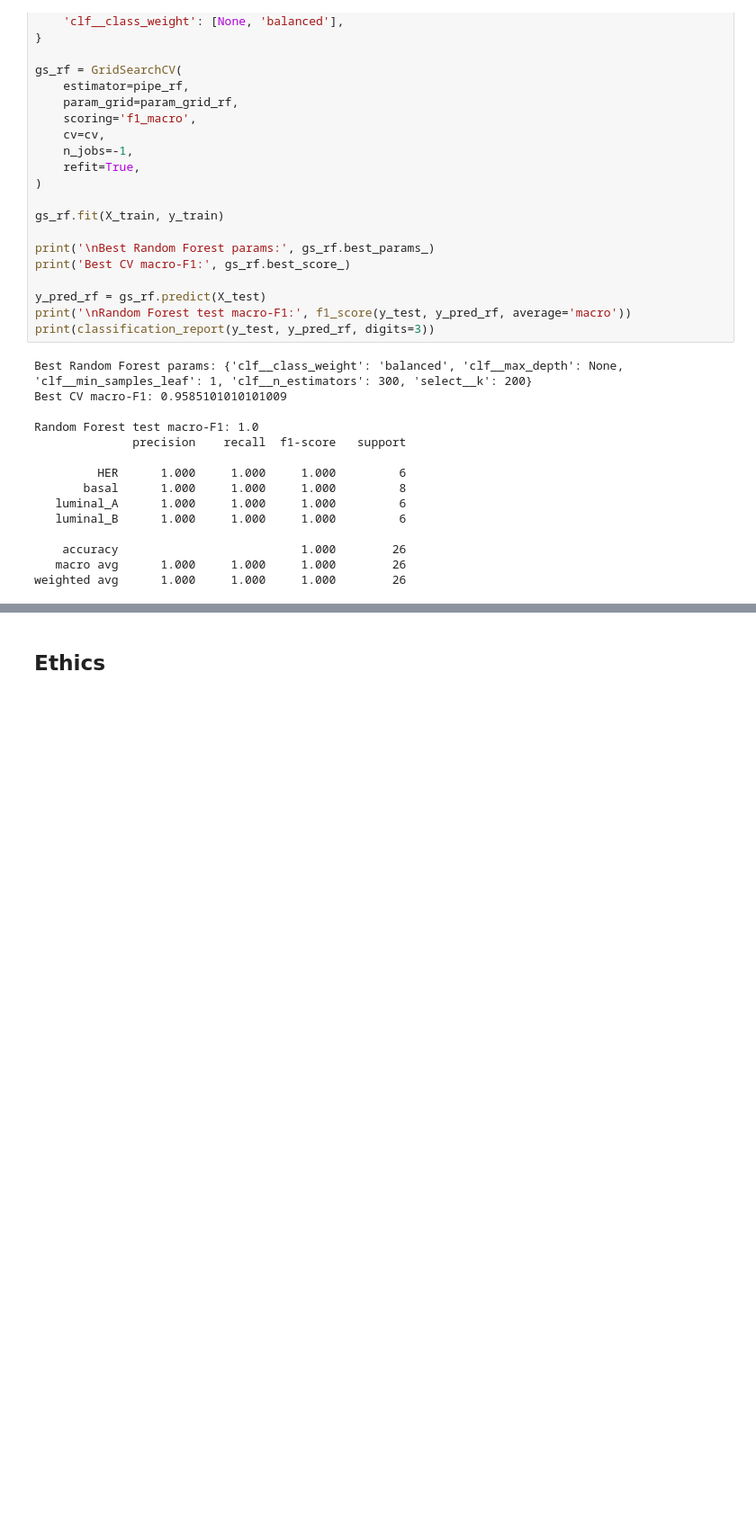
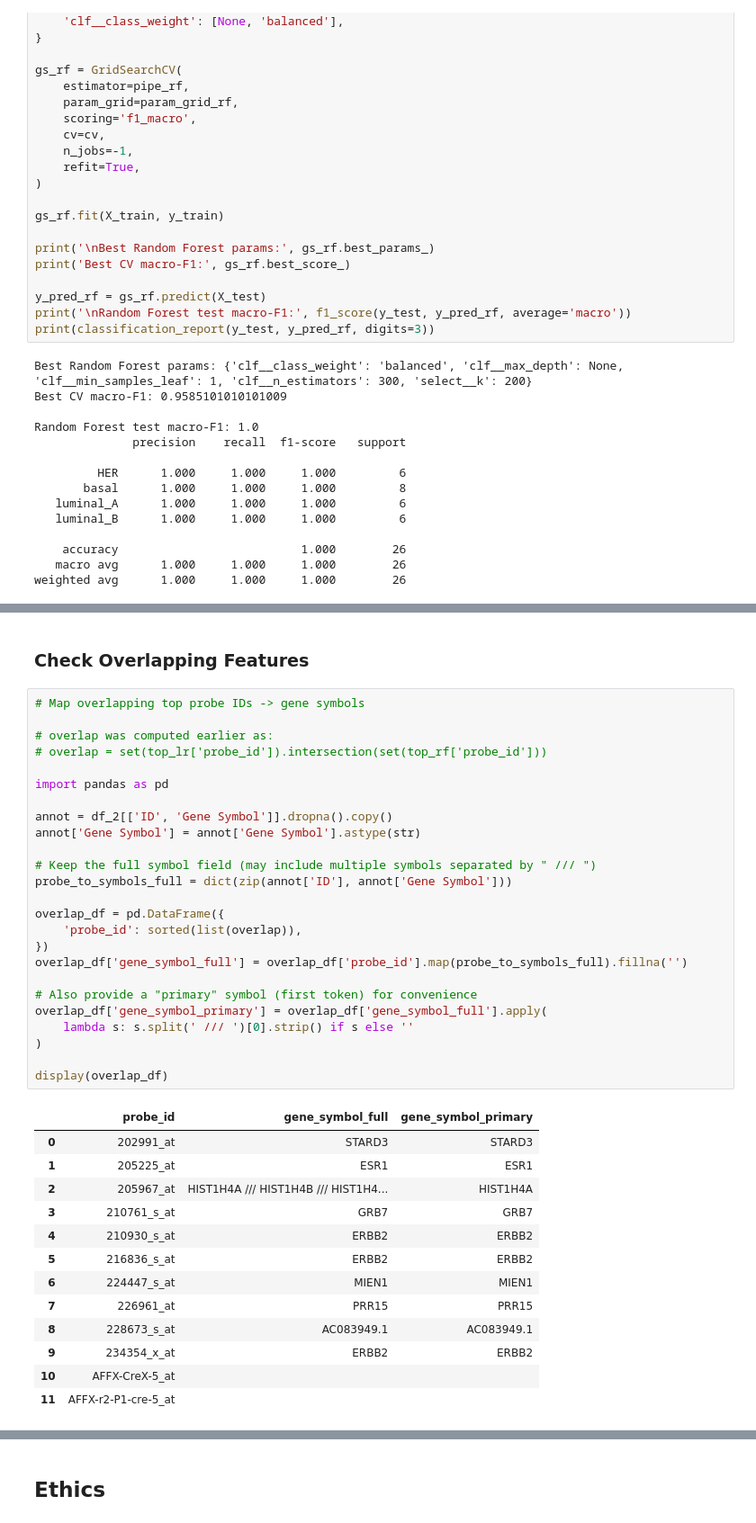
Before and after one commit to COGS108/Group099_WI26, a Jupyter notebook: 03-FinalProject.ipynb, the cells around one changed output, grey strips where cells are left out. Shown at 90% size. Saved outputs shown, nothing was run; the diff lists cells and outputs as text; blank space fills up the shorter version.

```diff
--- a/03-FinalProject.ipynb
+++ b/03-FinalProject.ipynb
@@ -499,0 +632,41 @@ print(sorted(list(overlap))[:20])
+# %% [markdown]
+### Check Overlapping Features
+# %%
+# Map overlapping top probe IDs -> gene symbols
+
+# overlap was computed earlier as:
+# overlap = set(top_lr['probe_id']).intersection(set(top_rf['probe_id']))
+
+import pandas as pd
+
+annot = df_2[['ID', 'Gene Symbol']].dropna().copy()
+annot['Gene Symbol'] = annot['Gene Symbol'].astype(str)
+
+# Keep the full symbol field (may include multiple symbols separated by " /// ")
+probe_to_symbols_full = dict(zip(annot['ID'], annot['Gene Symbol']))
+
+overlap_df = pd.DataFrame({
+    'probe_id': sorted(list(overlap)),
+})
+overlap_df['gene_symbol_full'] = overlap_df['probe_id'].map(probe_to_symbols_full).fillna('')
+
+# Also provide a "primary" symbol (first token) for convenience
+overlap_df['gene_symbol_primary'] = overlap_df['gene_symbol_full'].apply(
+    lambda s: s.split(' /// ')[0].strip() if s else ''
+)
+
+display(overlap_df)
+# %% [output]
+|  | probe_id | gene_symbol_full | gene_symbol_primary |
+| 0 | 202991_at | STARD3 | STARD3 |
+| 1 | 205225_at | ESR1 | ESR1 |
+| 2 | 205967_at | HIST1H4A /// HIST1H4B /// HIST1H4... | HIST1H4A |
+| 3 | 210761_s_at | GRB7 | GRB7 |
+| 4 | 210930_s_at | ERBB2 | ERBB2 |
+| 5 | 216836_s_at | ERBB2 | ERBB2 |
+| 6 | 224447_s_at | MIEN1 | MIEN1 |
+| 7 | 226961_at | PRR15 | PRR15 |
+| 8 | 228673_s_at | AC083949.1 | AC083949.1 |
+| 9 | 234354_x_at | ERBB2 | ERBB2 |
+| 10 | AFFX-CreX-5_at |  |  |
+| 11 | AFFX-r2-P1-cre-5_at |  |  |
```
Also changed, not shown: parts of 9 cells of this notebook.
